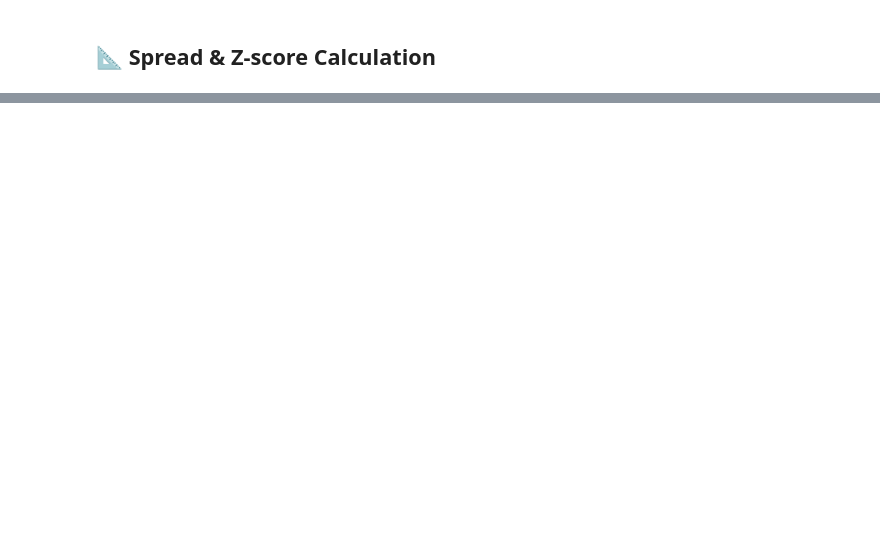
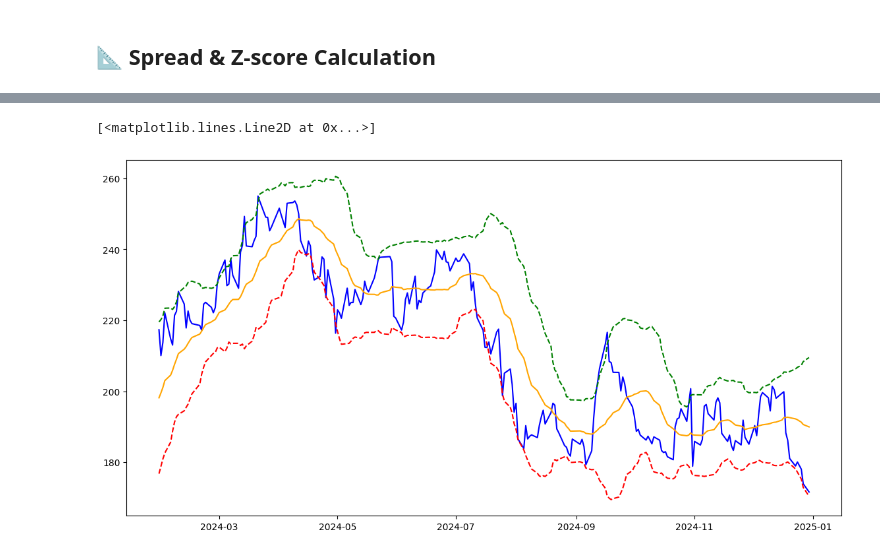
Before and after one commit to nathanielsoo/Monarch-Research-Quant, a Jupyter notebook: pairs_trading.ipynb, the cells around one changed output, grey strips where cells are left out. Saved outputs shown, nothing was run; the diff lists cells and outputs as text; code cells hidden in the pictures; blank space fills up the shorter version.

Commit message:
Updated part 3
Added functions for calculating of spread, and values for bollinger bands for signal generation

```diff
--- a/pairs_trading.ipynb
+++ b/pairs_trading.ipynb
@@ -155,0 +221,10 @@ def find_cointegrated_pairs(log_price_df, significance=0.05):
+# %%
+# Example -- Plotting the data to show the spread and Bollinger Bands
+plt.figure(figsize=(14, 7))
+plt.plot(df['Spread'],color='blue')
+plt.plot(df['Middle_Band'], color='orange')
+plt.plot(df['Top_Band'], color='green', linestyle='--')
+plt.plot(df['Bottom_Band'], color='red', linestyle='--')
+# %% [output]
+[<matplotlib.lines.Line2D at 0x...>]
+[figure, added]
```
Also changed, not shown: parts of 4 cells of this notebook.
